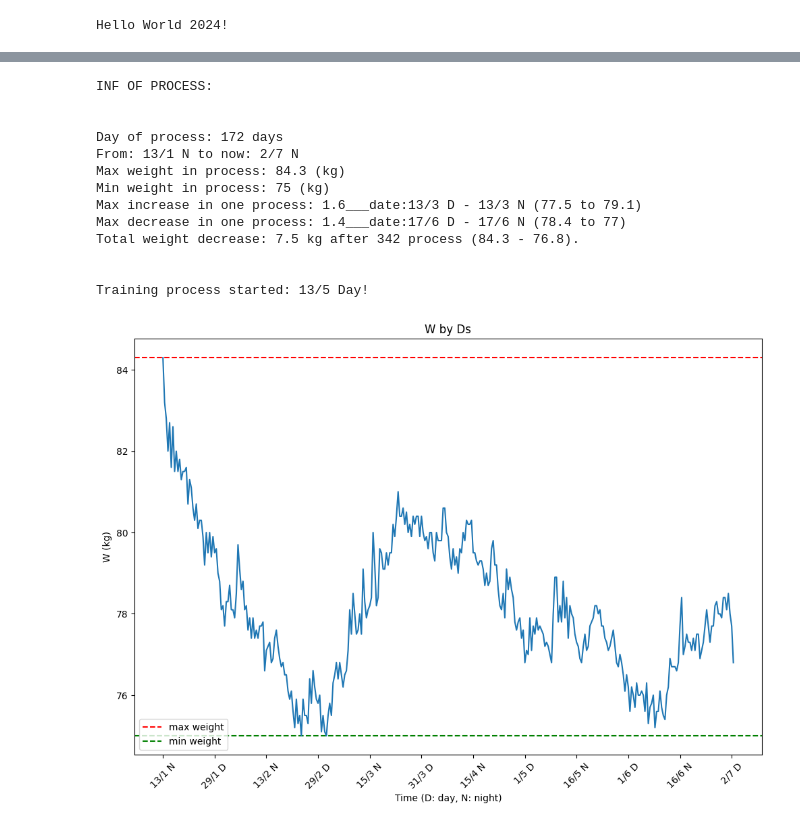
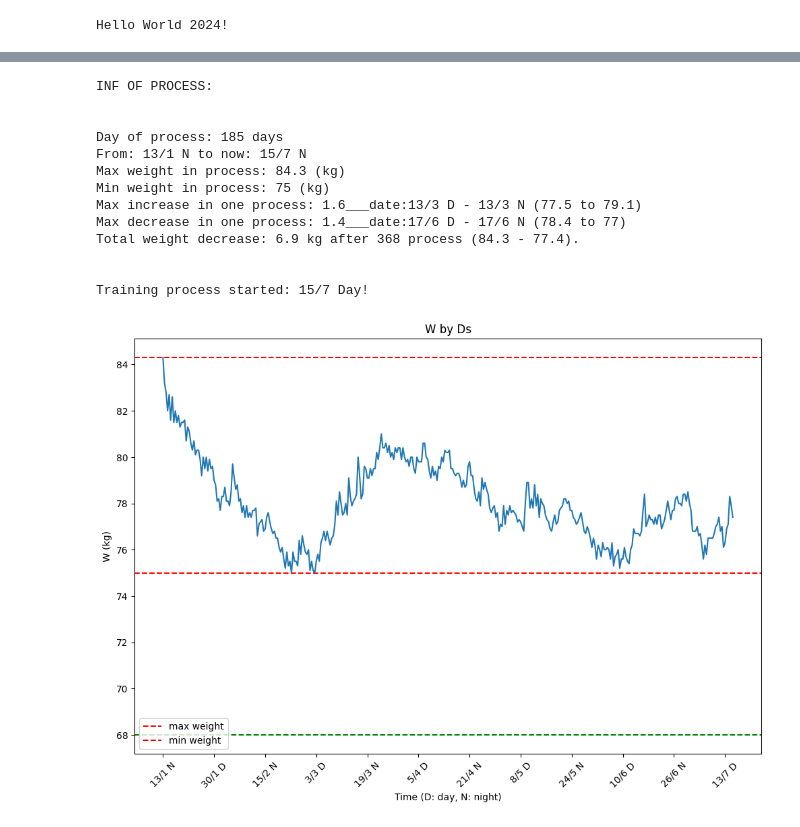
Before and after one commit to thanhbl-hust/2024_plning, a Jupyter notebook: train_12_1/weights.ipynb, the cells around one changed output, grey strips where cells are left out. Drawn from its saved outputs; the diff is of its cells as text; code cells hidden in the pictures.

```diff
--- a/train_12_1/weights.ipynb
+++ b/train_12_1/weights.ipynb
@@ -87,7 +87,11 @@ w = [
     77,    77.2,   77.5,   77.3,   77.3,   77.1,   77.4,   77.1,
     77.5,  77.5,   76.9,   77.1,   77.3,   77.7,   78.1,   77.7,
     77.3,  77.7,   77.7,   78.2,   78.3,   78,     78,     77.9,
-    78.4,  78.4,   78.1,   78.5,   78,     77.7,   76.8
+    78.4,  78.4,   78.1,   78.5,   78,     77.7,   76.8,   76.8,
+    76.8,  77,     76.6,   76.7,   76.2,   75.6,   76.2,   75.8,
+    76.5,  76.5,   76.5,   76.5,   76.7,   77,     77.1,   77.4,
+    76.8,  77,     76.1,   76.3,   76.9,   77.1,   78.3,   77.9,
+    77.4
 ]
 
 d = [
@@ -133,7 +137,11 @@ d = [
     '17/6 N', '18/6 D', '18/6 N', '19/6 D', '19/6 N', '20/6 D', '20/6 N', '21/6 D',
     '21/6 N', '22/6 D', '22/6 N', '23/6 D', '23/6 N', '24/6 D', '24/6 N', '25/6 D',
     '25/6 N', '26/6 D', '26/6 N', '27/6 D', '27/6 N', '28/6 D', '28/6 N', '29/6 D',
-    '29/6 N', '30/6 D', '30/6 N',  '1/7 D',  '1/7 N',  '2/7 D',  '2/7 N'
+    '29/6 N', '30/6 D', '30/6 N',  '1/7 D',  '1/7 N',  '2/7 D',  '2/7 N',  '3/7 D',
+     '3/7 N',  '4/7 D',  '4/7 N',  '5/7 D',  '5/7 N',  '6/7 D',  '6/7 N',  '7/7 D',
+     '7/7 N',  '8/7 D',  '8/7 N',  '9/7 D',  '9/7 N', '10/7 D', '10/7 N', '11/7 D',
+    '11/7 N', '12/7 D', '12/7 N', '13/7 D', '13/7 N', '14/7 D', '14/7 N', '15/7 D',
+    '15/7 N'
 ]
 # %%
 def paint(w, d, set_time):
@@ -165,37 +173,40 @@ def paint(w, d, set_time):
     print(f'Max increase in one process: {round(maxIn, 1)}___date:{d[inr1]} - {d[inr2]} ({w[inr1]} to {w[inr2]})')
     print(f'Max decrease in one process: {round(maxDe, 2)}___date:{d[der1]} - {d[der2]} ({w[der1]} to {w[der2]})')
     print(f'Total weight decrease: {round(abs(w[len(w) - 1] - w[0]), 1)} kg after {len(w) - 1} process ({w[0]} - {w[len(w) - 1]}).')
 
     print('\n')
 
-    print(f'Training process started: 13/5 Day!')
+    print(f'Training process started: 15/7 Day!')
 
     fig = plt.figure(figsize=(12, 8))
     plt.axhline(y = max_value, color = 'r', linestyle = '--', label = 'Max')
-    plt.axhline(y = min_value, color = 'g', linestyle = '--', label = 'Min')
+    plt.axhline(y = min_value, color = 'r', linestyle = '--', label = 'Min')
+
+    plt.axhline(y = 68, color = 'g', linestyle = '--', label = 'Min')
+
     plt.plot(d, w, marker = '')
     plt.xlabel('Time (D: day, N: night)')
     plt.ylabel('W (kg)')
     plt.title('W by Ds')
     plt.xticks(x_ticks, x_labels, rotation = 45)
     plt.legend(['max weight', 'min weight'], loc = 'lower left')
     plt.show()
 
 
 check = len(w)
 paint(w[:check], d[:check], 11)
 # %% [output]
 INF OF PROCESS:
 
 
-Day of process: 172 days
-From: 13/1 N to now: 2/7 N
+Day of process: 185 days
+From: 13/1 N to now: 15/7 N
 Max weight in process: 84.3 (kg)
 Min weight in process: 75 (kg)
 Max increase in one process: 1.6___date:13/3 D - 13/3 N (77.5 to 79.1)
 Max decrease in one process: 1.4___date:17/6 D - 17/6 N (78.4 to 77)
-Total weight decrease: 7.5 kg after 342 process (84.3 - 76.8).
+Total weight decrease: 6.9 kg after 368 process (84.3 - 77.4).
 
 
-Training process started: 13/5 Day!
+Training process started: 15/7 Day!
-[figure, old version]
+[figure, new version]
```
Also changed, not shown: parts of 1 cell of this notebook.
